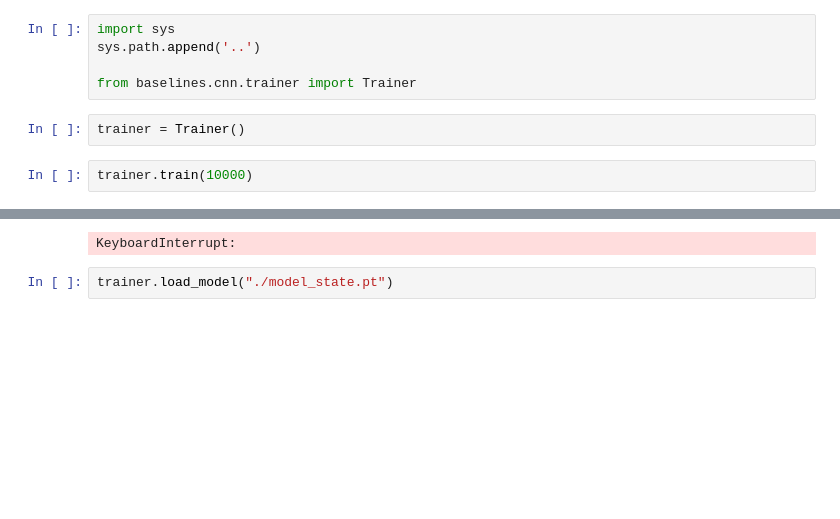
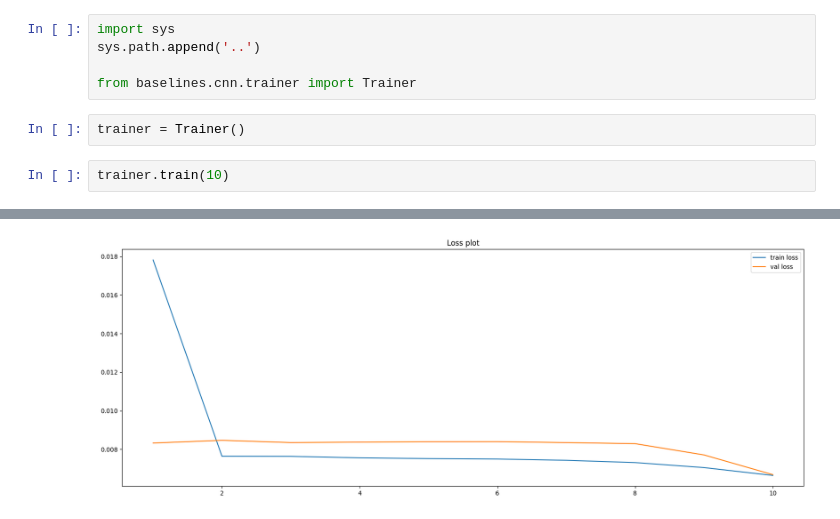
Before and after one commit to iwamaciek/stwp, a Jupyter notebook: demos/cnn-demo-trainer.ipynb, the cells around one changed output, grey strips where cells are left out. Drawn from its saved outputs; the diff is of its cells as text; blank space fills up the shorter version.

```diff
--- a/demos/cnn-demo-trainer.ipynb
+++ b/demos/cnn-demo-trainer.ipynb
@@ -6,5 +6,5 @@ from baselines.cnn.trainer import Trainer
 # %%
 trainer = Trainer()
 # %%
-trainer.train(10000)
+trainer.train(10)
 # %% [output]
@@ -28,3 +28 @@ Val Loss: 0.0173
-KeyboardInterrupt:
+[figure, added]
-# %%
-trainer.load_model("./model_state.pt")
```
Also changed, not shown: parts of 3 cells of this notebook, 9 other files.
